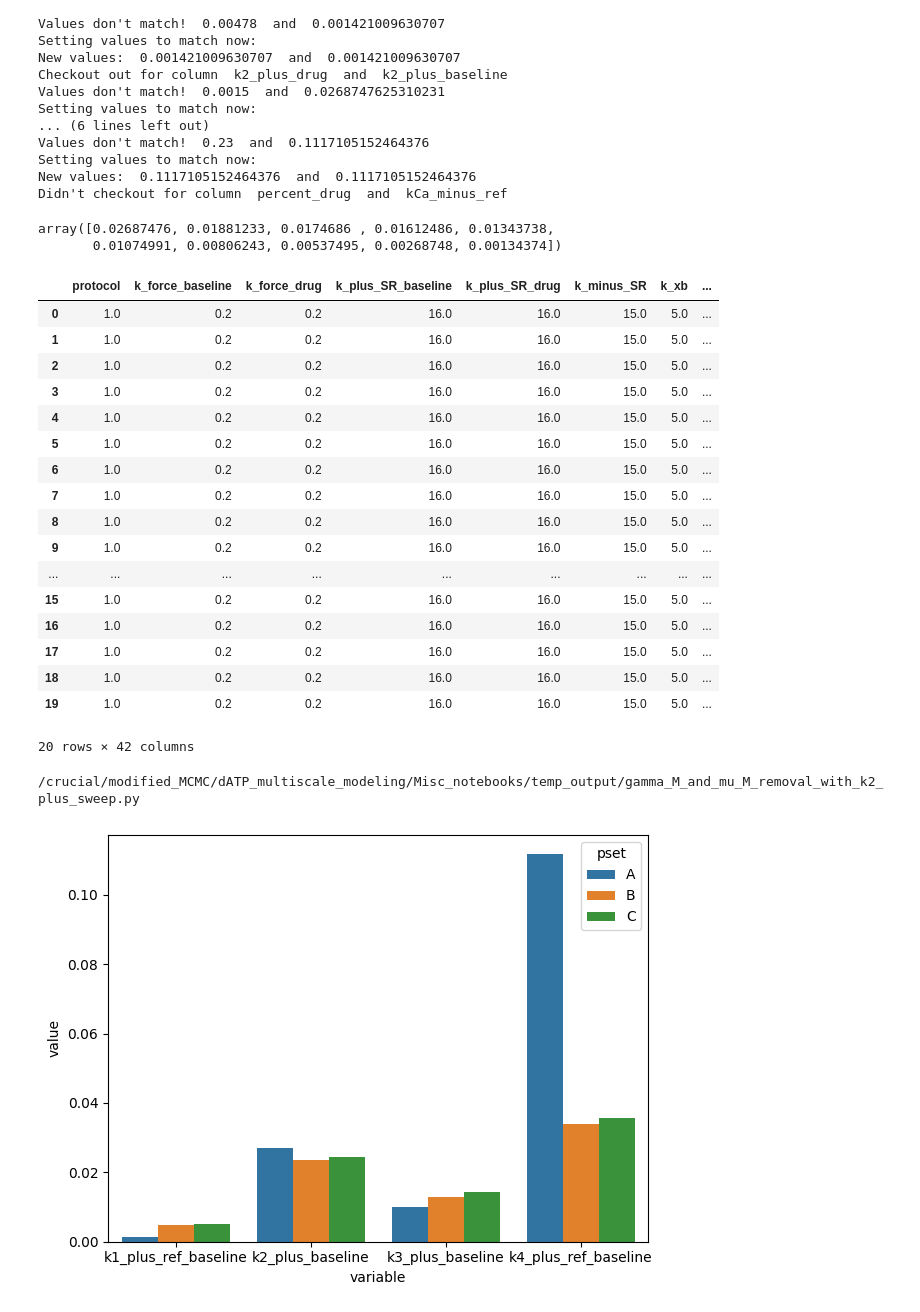
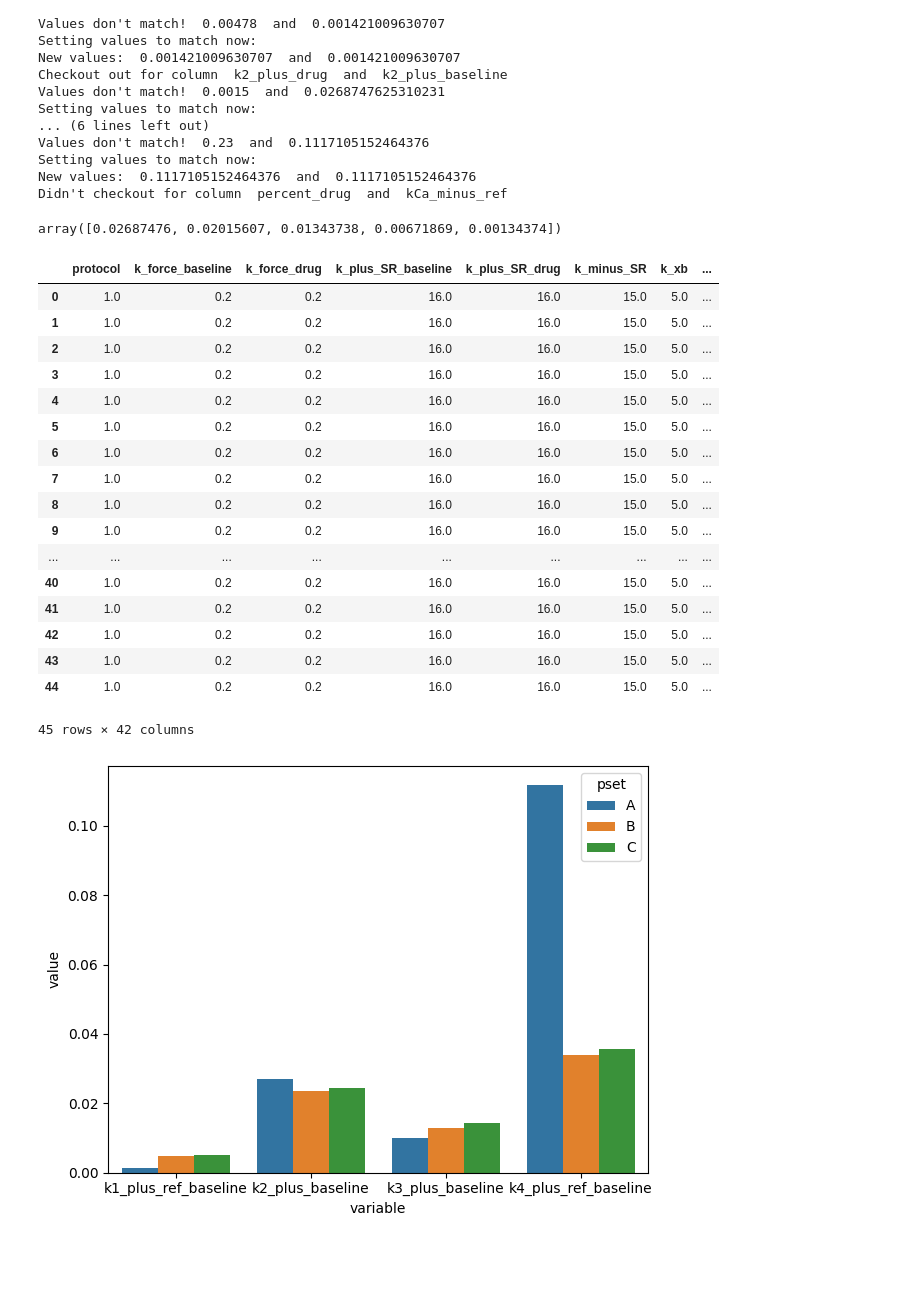
Before and after one commit to marcushock/dATP_multiscale_modeling, a Jupyter notebook: Misc_notebooks/parameter_input_generator.ipynb, the cells around one changed output. Saved outputs shown, nothing was run; the diff lists cells and outputs as text; code cells hidden in the pictures; blank space fills up the shorter version.

Commit message:
Prepping for cooperative exploration for 2 M state (vs 3) and parameter set B.

```diff
--- a/Misc_notebooks/parameter_input_generator.ipynb
+++ b/Misc_notebooks/parameter_input_generator.ipynb
@@ -40,7 +40,7 @@ parameter_set_ABC['K_D'] = 0.5934
 parameter_set_ABC['coop_N'] = 1.0
 
 
-previous_csv = parameter_set_ABC.iloc[0, :].to_frame().T
+previous_csv = parameter_set_ABC.iloc[1, :].to_frame().T
 
 previous_csv
 # %% [output]
@@ -182,13 +182,12 @@ def add_parameter_grid(df, param_grid):
     return add_parameter_experiments(df, experiments)
 # %%
 previous_csv['k2_plus_drug'].values
-reduction_rate = [1, 0.7 , 0.65, 0.6, 0.5, 0.4, 0.3, 0.2, 0.1, 0.05]
+reduction_rate = [1, 0.75, 0.5, 0.25, 0.05]
 
 k2_drug_rates = previous_csv['k2_plus_baseline'].values * reduction_rate
 k2_drug_rates
 # %% [output]
-array([0.02687476, 0.01881233, 0.0174686 , 0.01612486, 0.01343738,
-       0.01074991, 0.00806243, 0.00537495, 0.00268748, 0.00134374])
+array([0.02687476, 0.02015607, 0.01343738, 0.00671869, 0.00134374])
 # %%
 previous_csv['K_D'] = 6.817
 
@@ -197,48 +196,46 @@ drug_conc = add_parameter_grid(previous_csv, {
     'K_D': [6.817],
     'k_plus_SS': [0.02],
     'k2_plus_baseline': k2_drug_rates,
     'coop_N': [1],
     'percent_drug': [0],
     'alpha' : [0.01],
     'beta' : [0.75],
     'eta' : [0.85],
     # 'gamma_B': [previous_csv['gamma_B'].values[0] ,1],
-    'gamma_M': [previous_csv.loc[0,'gamma_M'] * 0.5, 1],
+    'gamma_M': [previous_csv.loc[0,'gamma_M'], previous_csv.loc[0,'gamma_M'] * 0.5, 1],
     # 'mu_B': [previous_csv['mu_B'].values[0] ,1],
-    'mu_M': [1],
+    'mu_M': [previous_csv.loc[0,'mu_M'], previous_csv.loc[0,'mu_M'], 1],
 })
 
 # May or may not want to comment this
 drug_conc.K_D = 6.817
 # Remove the first row which is duplicate of baseline
 drug_conc = drug_conc.iloc[1: , :].reset_index(drop=True)
 drug_conc# .to_csv('temp_output/pset_C_K_D_sweep_fit
 # %% [output]
 |  | protocol | k_force_baseline | k_force_drug | k_plus_SR_baseline | k_plus_SR_drug | k_minus_SR | k_xb | ... |
 | 0 | 1.0 | 0.2 | 0.2 | 16.0 | 16.0 | 15.0 | 5.0 | ... |
 | 1 | 1.0 | 0.2 | 0.2 | 16.0 | 16.0 | 15.0 | 5.0 | ... |
 | 2 | 1.0 | 0.2 | 0.2 | 16.0 | 16.0 | 15.0 | 5.0 | ... |
 | 3 | 1.0 | 0.2 | 0.2 | 16.0 | 16.0 | 15.0 | 5.0 | ... |
 | 4 | 1.0 | 0.2 | 0.2 | 16.0 | 16.0 | 15.0 | 5.0 | ... |
 | 5 | 1.0 | 0.2 | 0.2 | 16.0 | 16.0 | 15.0 | 5.0 | ... |
 | 6 | 1.0 | 0.2 | 0.2 | 16.0 | 16.0 | 15.0 | 5.0 | ... |
 | 7 | 1.0 | 0.2 | 0.2 | 16.0 | 16.0 | 15.0 | 5.0 | ... |
 | 8 | 1.0 | 0.2 | 0.2 | 16.0 | 16.0 | 15.0 | 5.0 | ... |
 | 9 | 1.0 | 0.2 | 0.2 | 16.0 | 16.0 | 15.0 | 5.0 | ... |
 | ... | ... | ... | ... | ... | ... | ... | ... | ... |
-| 15 | 1.0 | 0.2 | 0.2 | 16.0 | 16.0 | 15.0 | 5.0 | ... |
-| 16 | 1.0 | 0.2 | 0.2 | 16.0 | 16.0 | 15.0 | 5.0 | ... |
-| 17 | 1.0 | 0.2 | 0.2 | 16.0 | 16.0 | 15.0 | 5.0 | ... |
-| 18 | 1.0 | 0.2 | 0.2 | 16.0 | 16.0 | 15.0 | 5.0 | ... |
-| 19 | 1.0 | 0.2 | 0.2 | 16.0 | 16.0 | 15.0 | 5.0 | ... |
+| 40 | 1.0 | 0.2 | 0.2 | 16.0 | 16.0 | 15.0 | 5.0 | ... |
+| 41 | 1.0 | 0.2 | 0.2 | 16.0 | 16.0 | 15.0 | 5.0 | ... |
+| 42 | 1.0 | 0.2 | 0.2 | 16.0 | 16.0 | 15.0 | 5.0 | ... |
+| 43 | 1.0 | 0.2 | 0.2 | 16.0 | 16.0 | 15.0 | 5.0 | ... |
+| 44 | 1.0 | 0.2 | 0.2 | 16.0 | 16.0 | 15.0 | 5.0 | ... |
-20 rows × 42 columns
+45 rows × 42 columns
 # %%
 if input("Want to save this? (y/n) ") == 'y':
     fname = input("Write the filename you want to save as (include the .csv extension): ")
     drug_conc.to_csv(f'temp_output/{fname}', index=False)
     print(f"/crucial/modified_MCMC/dATP_multiscale_modeling/Misc_notebooks/temp_output/{fname}")
-# %% [output]
-/crucial/modified_MCMC/dATP_multiscale_modeling/Misc_notebooks/temp_output/gamma_M_and_mu_M_removal_with_k2_plus_sweep.py
 # %%
 cols  = ['k1_plus_ref_baseline', 'k2_plus_baseline', 'k3_plus_baseline', 'k4_plus_ref_baseline']
 # %%
```
